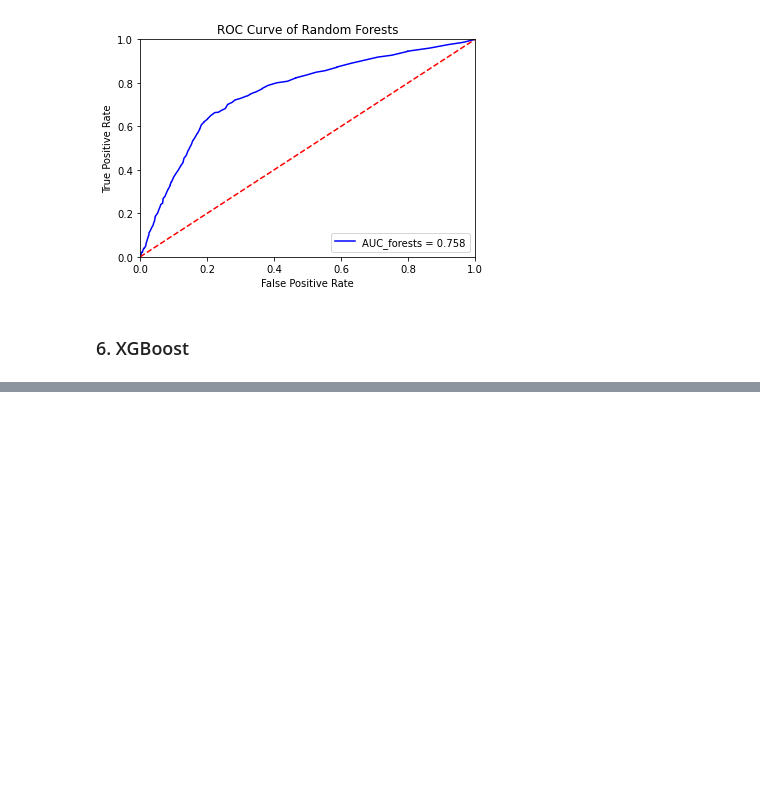
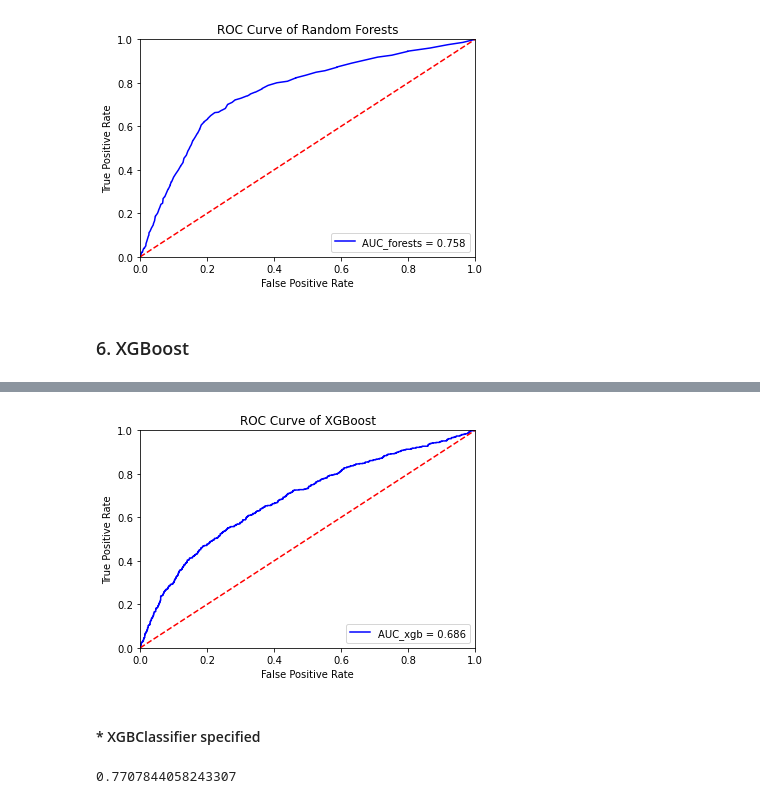
Before and after one commit to katiehuang1221/HR-Analytics-Predict-Who-Will-Leave-The-Job, a Jupyter notebook: notebook/06_baseline_models_2.ipynb, the cells around one changed output, grey strips where cells are left out. Cells and saved outputs as stored; diff of their text form; code cells hidden in the pictures; blank space fills up the shorter version.

Commit message:
Update baseline models.

```diff
--- a/notebook/06_baseline_models_2.ipynb
+++ b/notebook/06_baseline_models_2.ipynb
@@ -155,0 +161,6 @@ plt.show()
+# %%
+X_train.rename(columns={'company_size_<10':'company_size_lessthan10'},inplace=True)
+X_test.rename(columns={'company_size_<10':'company_size_lessthan10'},inplace=True)
+# %%
+xgb = XGBClassifier()
+xgb.fit(X_train,y_train)
@@ -155,0 +207,19 @@ plt.show()
+# %%
+# XGBoost ROC curve
+y_scores = xgb.predict_proba(X_test)
+fpr, tpr, threshold = roc_curve(y_test, y_scores[:, 1])
+roc_auc = auc(fpr, tpr)
+plt.plot(fpr, tpr, 'b', label = 'AUC_xgb = %0.3f' % roc_auc)
+
+plt.legend(loc = 'lower right')
+plt.plot([0, 1], [0, 1],'r--')
+plt.xlim([0, 1])
+plt.ylim([0, 1])
+plt.ylabel('True Positive Rate')
+plt.xlabel('False Positive Rate')
+plt.title('ROC Curve of XGBoost')
+plt.show()
+# %% [output]
+[figure, added]
+# %% [markdown]
+#### * XGBClassifier specified
@@ -155,0 +230,23 @@ plt.show()
+# %%
+xgb_2 = XGBClassifier(
+        n_estimators=30000,
+        max_depth=4,
+        objective='binary:logistic', #new objective
+        use_label_encoder=False,
+        learning_rate=.05,
+        subsample=.1,
+        min_child_weight=1,
+        colsample_bytree=.5)
+
+eval_set=[(X_train,y_train),(X_val,y_val)]
+
+fit_model = xgb_2.fit(
+                X_train, y_train,
+                eval_set=eval_set,
+                eval_metric='error', #new evaluation metric: classification error (could also use AUC, e.g.)
+                early_stopping_rounds=50,
+                verbose=False)
+
+accuracy_score(y_test, xgb_2.predict(X_test, ntree_limit=xgb_2.best_ntree_limit))
+# %% [output]
+0.7707844058243307
```
Also changed, not shown: parts of 9 cells of this notebook, 2 other files.
